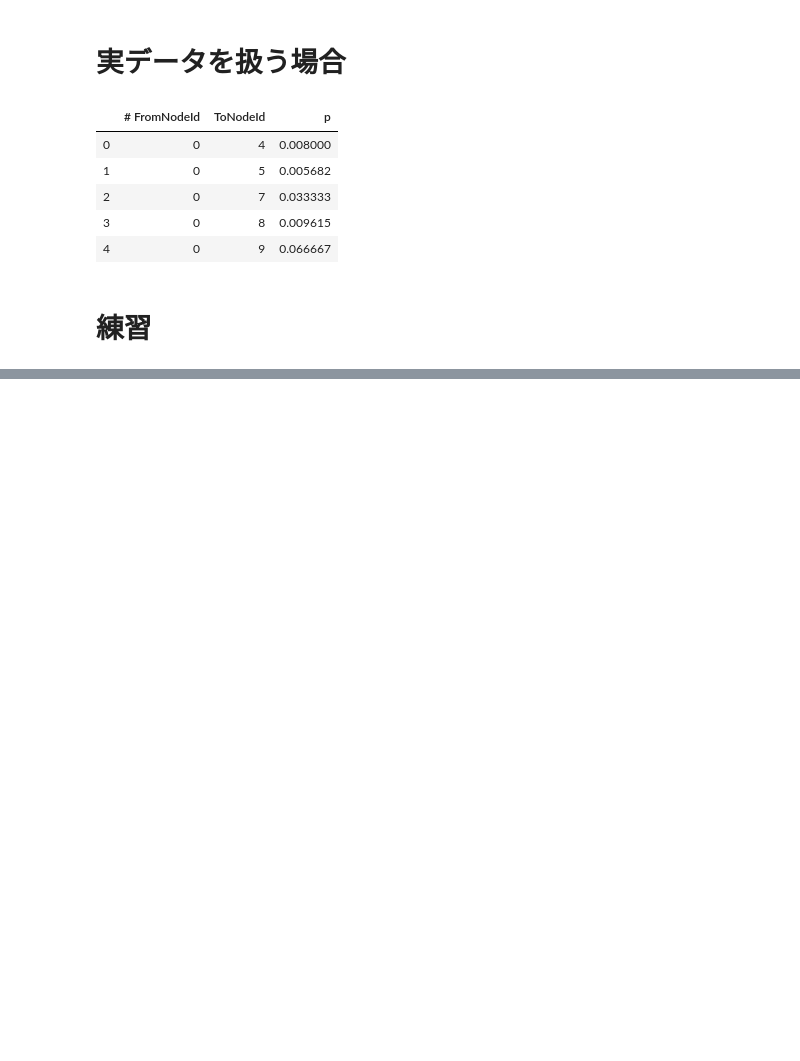
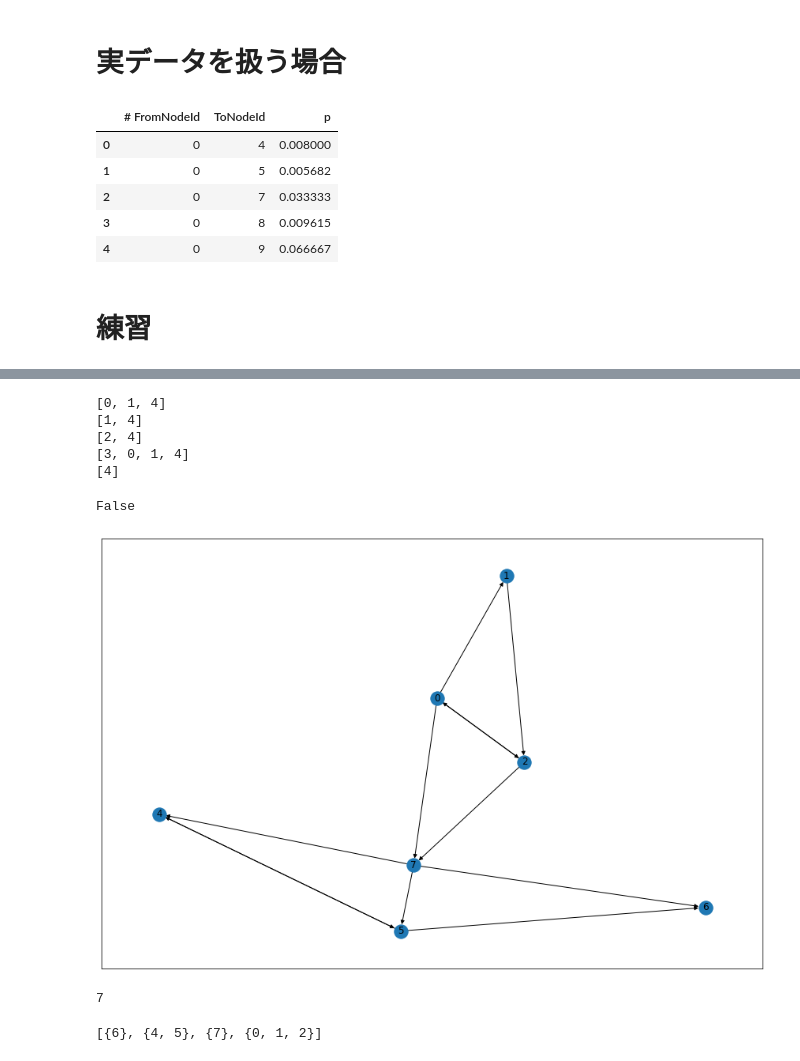
Before and after one commit to plue1011/code, a Jupyter notebook: networkx.ipynb, the cells around one changed output, grey strips where cells are left out. Saved outputs shown, nothing was run; the diff lists cells and outputs as text; code cells hidden in the pictures; blank space fills up the shorter version.

```diff
--- a/networkx.ipynb
+++ b/networkx.ipynb
@@ -218,0 +242,57 @@ print(len_path[3][1])
+# %%
+for n, (dist, path) in nx.all_pairs_dijkstra(G_practice):
+    print(path.get(4))
+
+# [0, 1, 4]
+# [1, 4]
+# [2, 4]
+# [3, 0, 1, 4]
+# [4]
+# %% [output]
+[0, 1, 4]
+[1, 4]
+[2, 4]
+[3, 0, 1, 4]
+[4]
+# %%
+# グラフが木構造であるかどうかを判定する
+print(nx.is_tree(G_practice))
+# False
+# %% [output]
+False
+# %%
+G_practice2 = nx.DiGraph()
+
+weighted_edges = [[0,2,0.1],
+                  [0,1,0.1],
+                  [2,0,0.1],
+                  [1,2,0.1],
+                  [0,7,0.1],
+                  [2,7,0.1],
+                  [7,4,0.1],
+                  [7,5,0.1],
+                  [7,6,0.1],
+                  [4,5,0.1],
+                  [5,4,0.1],
+                  [5,6,0.1],
+                 ]
+
+G_practice2.add_weighted_edges_from(weighted_edges)
+# %%
+plt.figure(figsize=(15,10))
+nx.draw_networkx(G_practice2)
+plt.show()
+# %% [output]
+[figure, added]
+# %%
+# 次数最大のノード
+G_practice2_deg = dict(G_practice2.degree())
+print(max(G_practice2_deg, key=G_practice2_deg.get))
+# %% [output]
+7
+# %%
+# 強連結成分の計算
+print(list(nx.strongly_connected_components(G_practice2)))
+# [{6}, {4, 5}, {7}, {0, 1, 2}]
+# %% [output]
+[{6}, {4, 5}, {7}, {0, 1, 2}]
```
Also changed, not shown: parts of 61 cells of this notebook.
